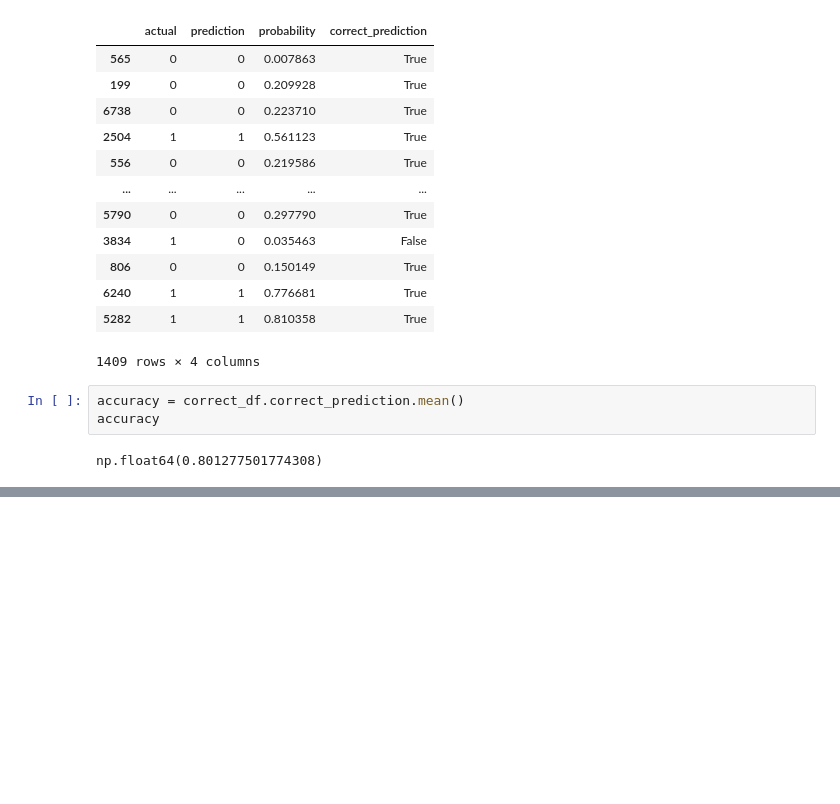
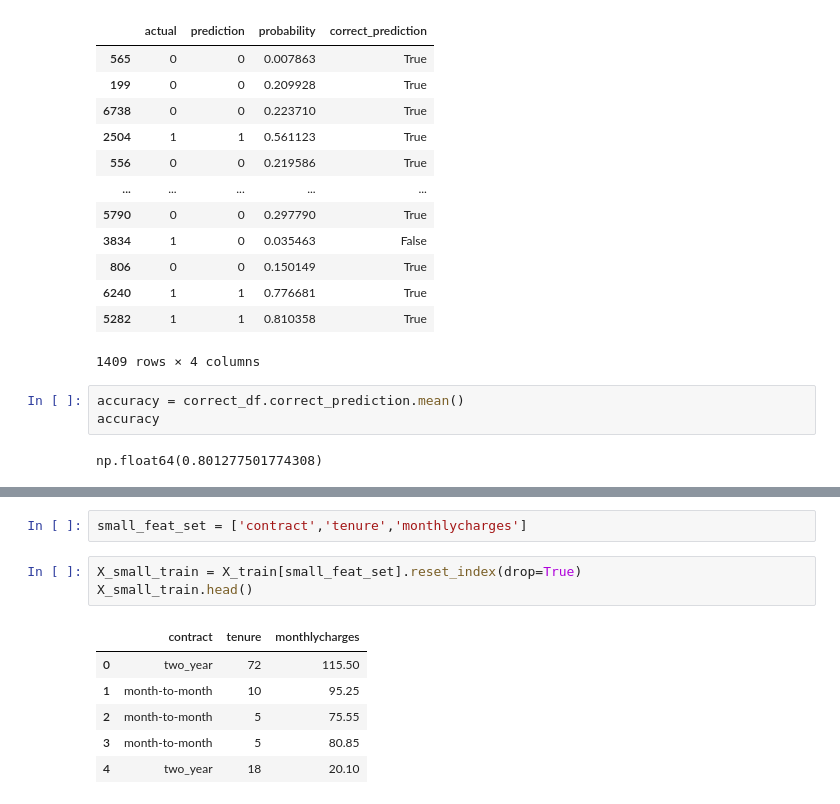
Before and after one commit to BALJAPALLIANSHUL/machine_learning_zoomcamp, a Jupyter notebook: 03-churn prediction/churn-prediction.ipynb, the cells around one changed output, grey strips where cells are left out. Cells and saved outputs as stored; diff of their text form; blank space fills up the shorter version.

```diff
--- a/03-churn prediction/churn-prediction.ipynb
+++ b/03-churn prediction/churn-prediction.ipynb
@@ -643,0 +668,12 @@ np.float64(0.801277501774308)
+# %%
+small_feat_set = ['contract','tenure','monthlycharges']
+# %%
+X_small_train = X_train[small_feat_set].reset_index(drop=True)
+X_small_train.head()
+# %% [output]
+|  | contract | tenure | monthlycharges |
+| 0 | two_year | 72 | 115.50 |
+| 1 | month-to-month | 10 | 95.25 |
+| 2 | month-to-month | 5 | 75.55 |
+| 3 | month-to-month | 5 | 80.85 |
+| 4 | two_year | 18 | 20.10 |
```
Also changed, not shown: parts of 19 cells of this notebook.
